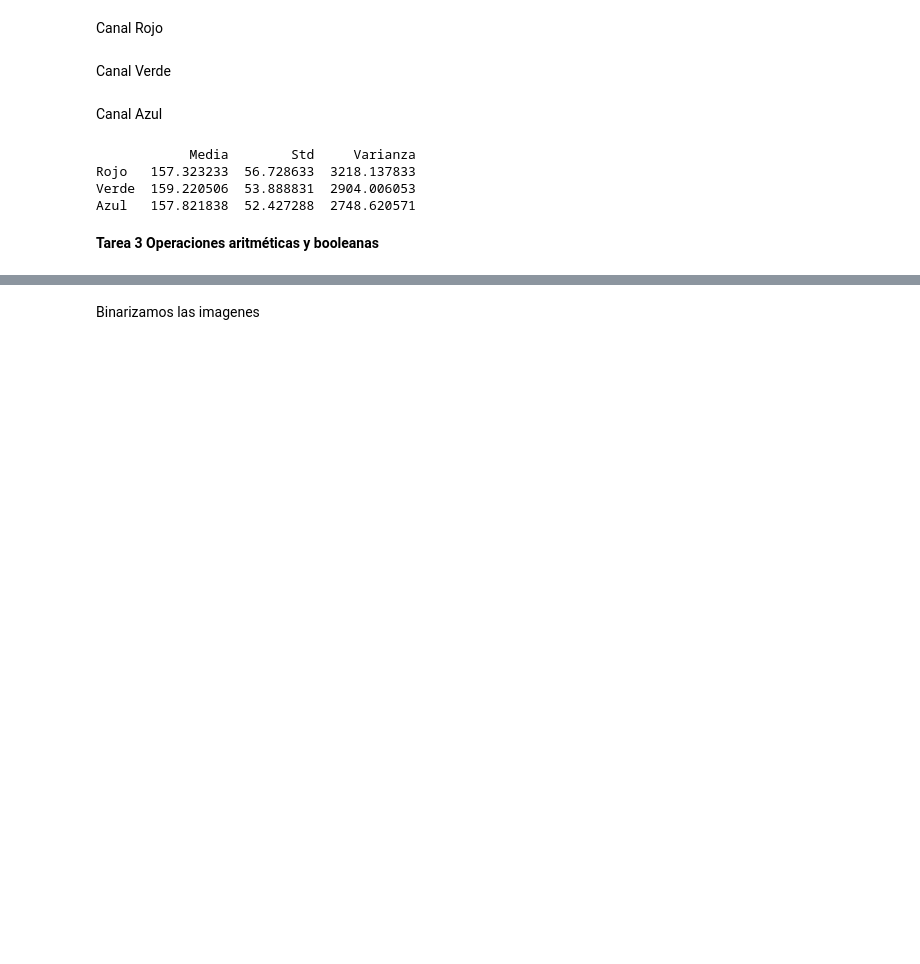
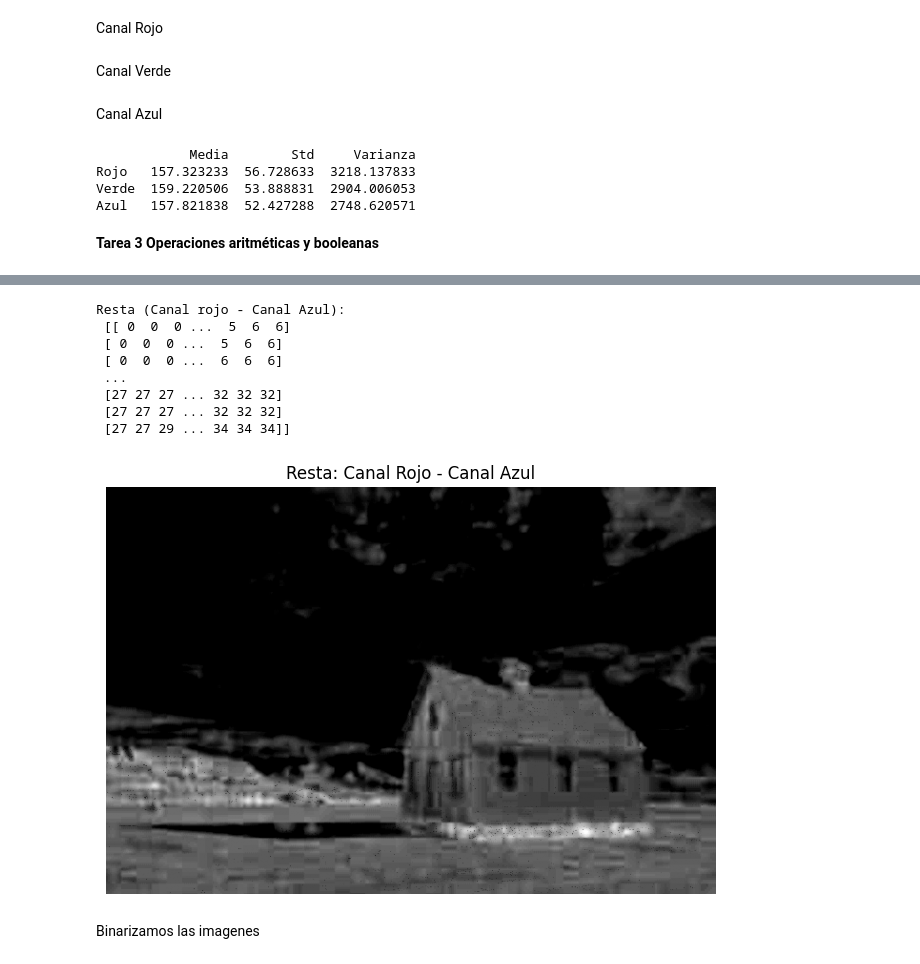
Before and after one commit to JoseCervantes06/Practica1_GrupoC_Cervantes_Hadidi, a Jupyter notebook: Analisis/Practica1_GrupoC.ipynb, the cells around one changed output, grey strips where cells are left out. Drawn from its saved outputs; the diff is of its cells as text; code cells hidden in the pictures; blank space fills up the shorter version.

```diff
--- a/Analisis/Practica1_GrupoC.ipynb
+++ b/Analisis/Practica1_GrupoC.ipynb
@@ -174,3 +169,25 @@ Resta (Canal rojo - Canal Azul):
+# %%
+resta = cv2.subtract(red_ch, blue_ch)
+print(f'Resta (Canal rojo - Canal Azul): \n {resta}')
+#print(resta.shape) # alto, ancho
+
+plt.figure()
+plt.imshow(resta, cmap="gray")
+plt.title("Resta: Canal Rojo - Canal Azul")
+plt.axis('off')
+
+plt.tight_layout()
+plt.show()
+# %% [output]
+Resta (Canal rojo - Canal Azul):
+ [[ 0  0  0 ...  5  6  6]
+ [ 0  0  0 ...  5  6  6]
+ [ 0  0  0 ...  6  6  6]
+ ...
+ [27 27 27 ... 32 32 32]
+ [27 27 27 ... 32 32 32]
+ [27 27 29 ... 34 34 34]]
+[figure, added]
 # %% [markdown]
 Binarizamos las imagenes
 # %%
```
Also changed, not shown: parts of 7 cells of this notebook, 1 other file.
